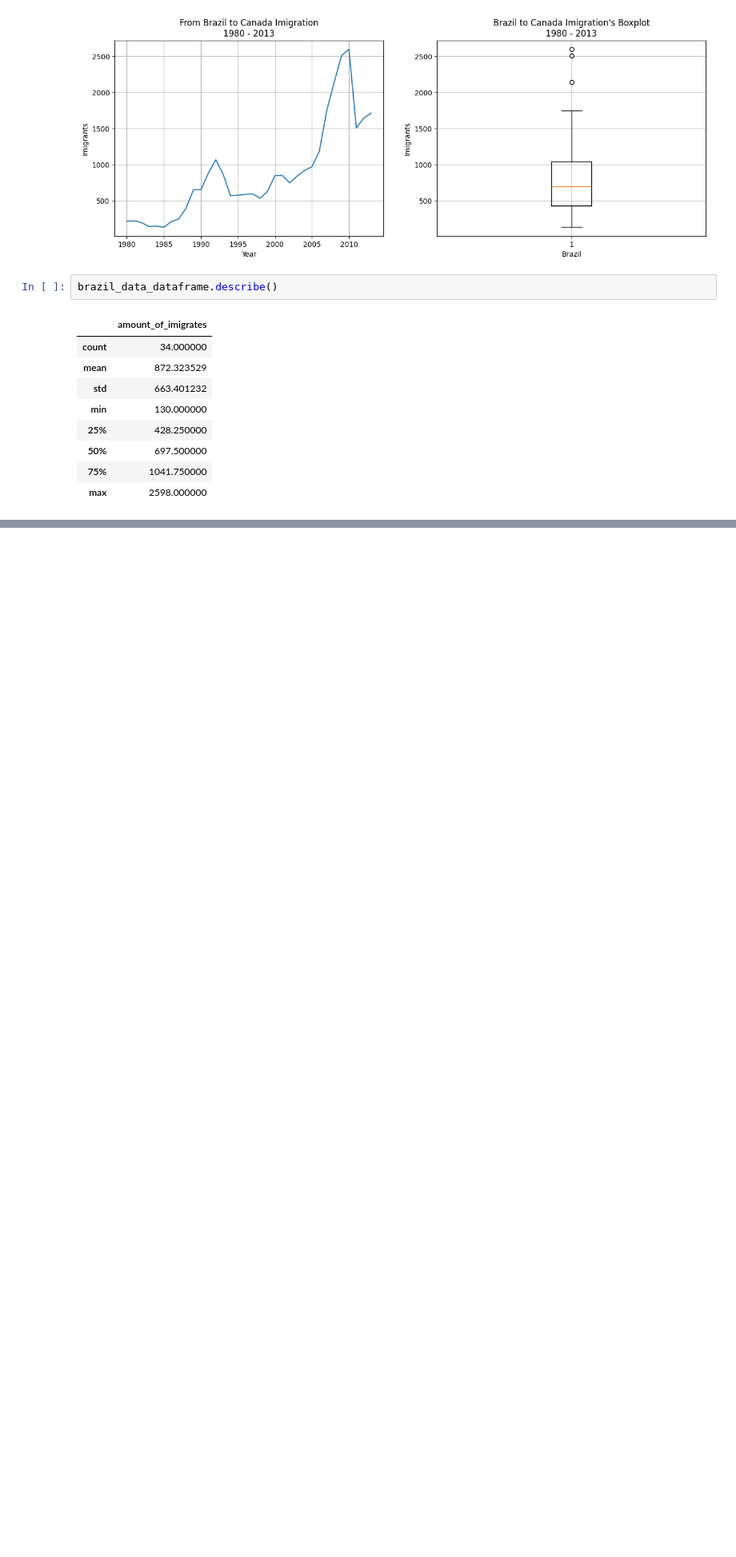
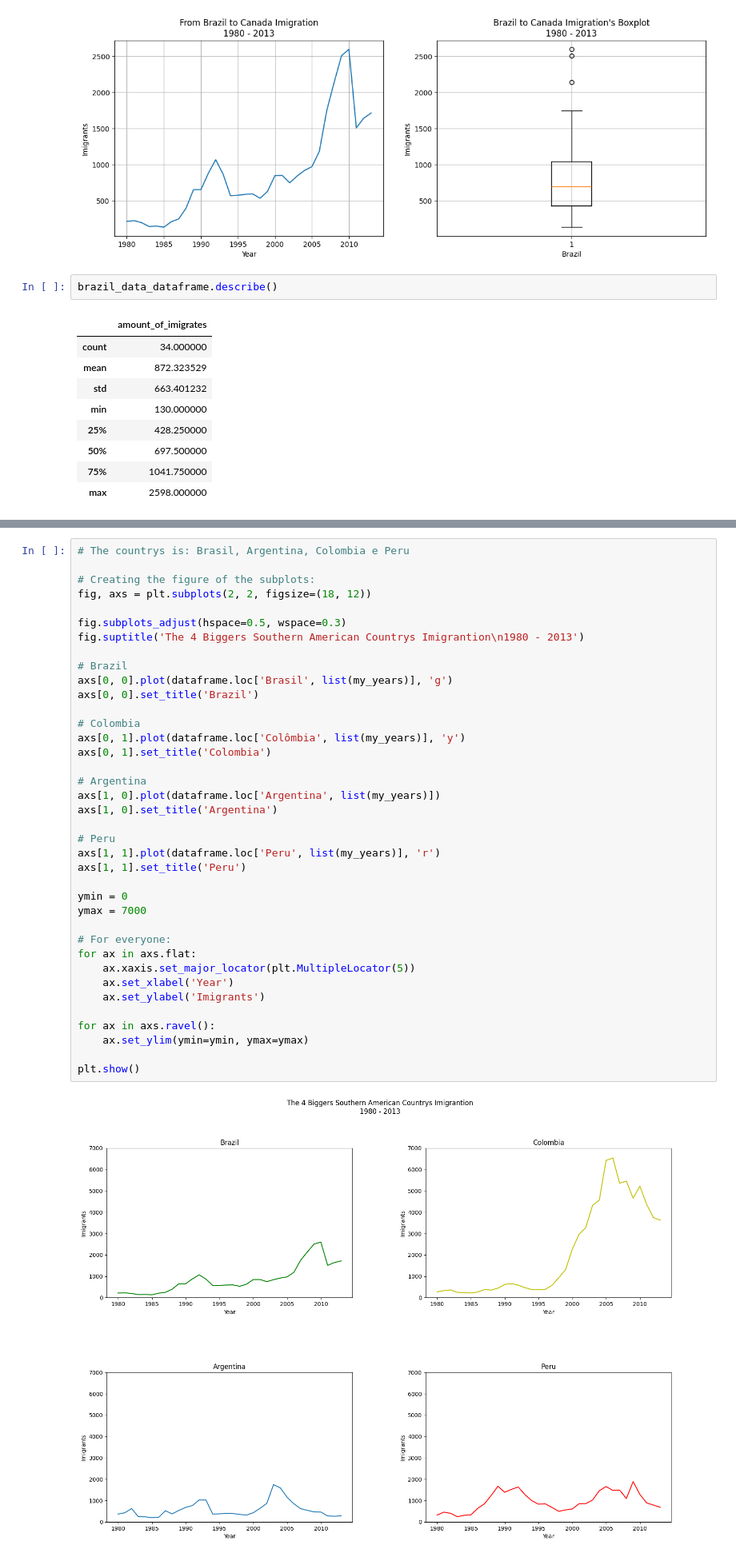
Before and after one commit to feliperrgama/brazil_to_canada_imigration_analisys, a Jupyter notebook: notebook/01_main_notebook.ipynb, the cells around one changed output, grey strips where cells are left out. Shown at 80% size. Cells and saved outputs as stored; diff of their text form; blank space fills up the shorter version.

Commit message:
Creating a figure with four charts by analisy the amount of imigrants that moved from a South American country to Canada

```diff
--- a/notebook/01_main_notebook.ipynb
+++ b/notebook/01_main_notebook.ipynb
@@ -259,0 +271,40 @@ brazil_data_dataframe.describe()
+# %%
+# The countrys is: Brasil, Argentina, Colombia e Peru
+
+# Creating the figure of the subplots:
+fig, axs = plt.subplots(2, 2, figsize=(18, 12))
+
+fig.subplots_adjust(hspace=0.5, wspace=0.3)
+fig.suptitle('The 4 Biggers Southern American Countrys Imigrantion\n1980 - 2013')
+
+# Brazil
+axs[0, 0].plot(dataframe.loc['Brasil', list(my_years)], 'g')
+axs[0, 0].set_title('Brazil')
+
+# Colombia
+axs[0, 1].plot(dataframe.loc['Colômbia', list(my_years)], 'y')
+axs[0, 1].set_title('Colombia')
+
+# Argentina
+axs[1, 0].plot(dataframe.loc['Argentina', list(my_years)])
+axs[1, 0].set_title('Argentina')
+
+# Peru
+axs[1, 1].plot(dataframe.loc['Peru', list(my_years)], 'r')
+axs[1, 1].set_title('Peru')
+
+ymin = 0
+ymax = 7000
+
+# For everyone:
+for ax in axs.flat:
+    ax.xaxis.set_major_locator(plt.MultipleLocator(5))
+    ax.set_xlabel('Year')
+    ax.set_ylabel('Imigrants')
+
+for ax in axs.ravel():
+    ax.set_ylim(ymin=ymin, ymax=ymax)
+
+plt.show()
+# %% [output]
+[figure, added]
```
Also changed, not shown: parts of 2 cells of this notebook.
